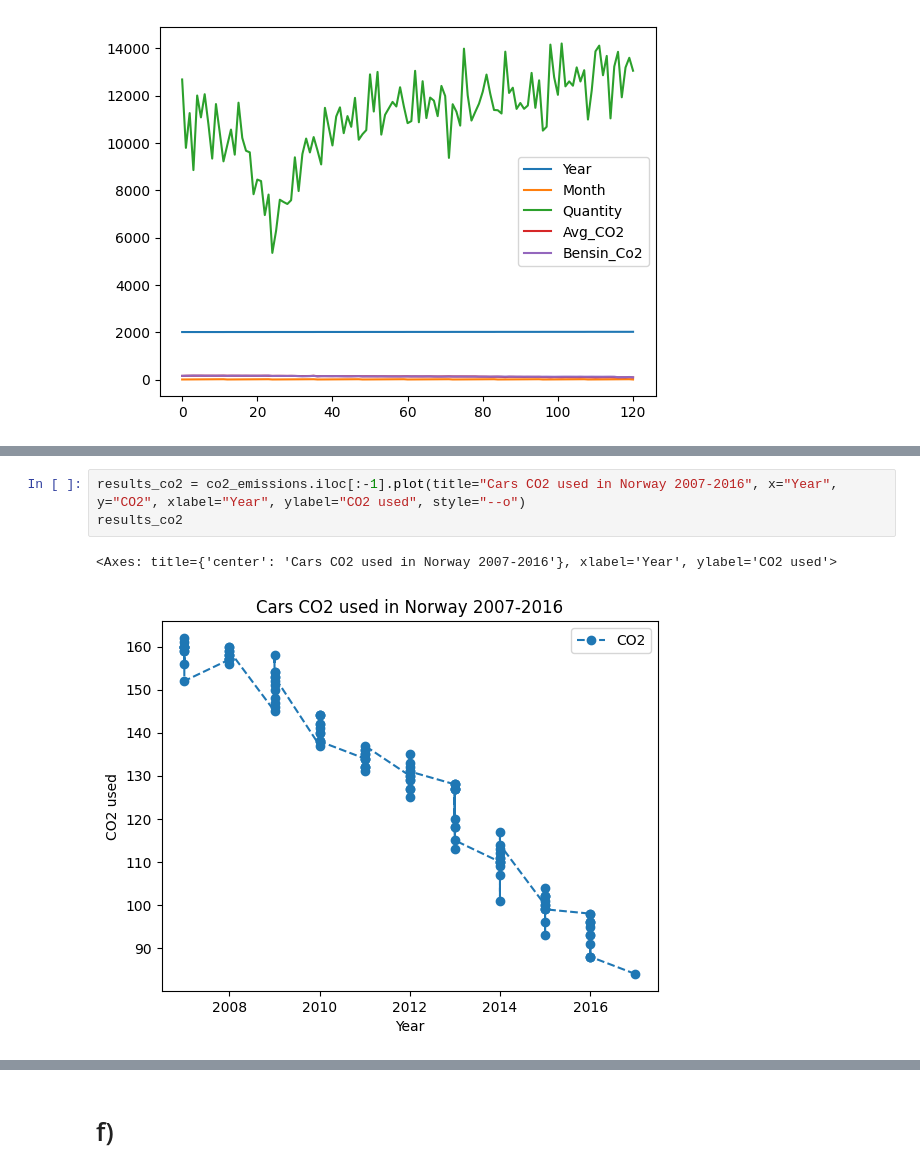
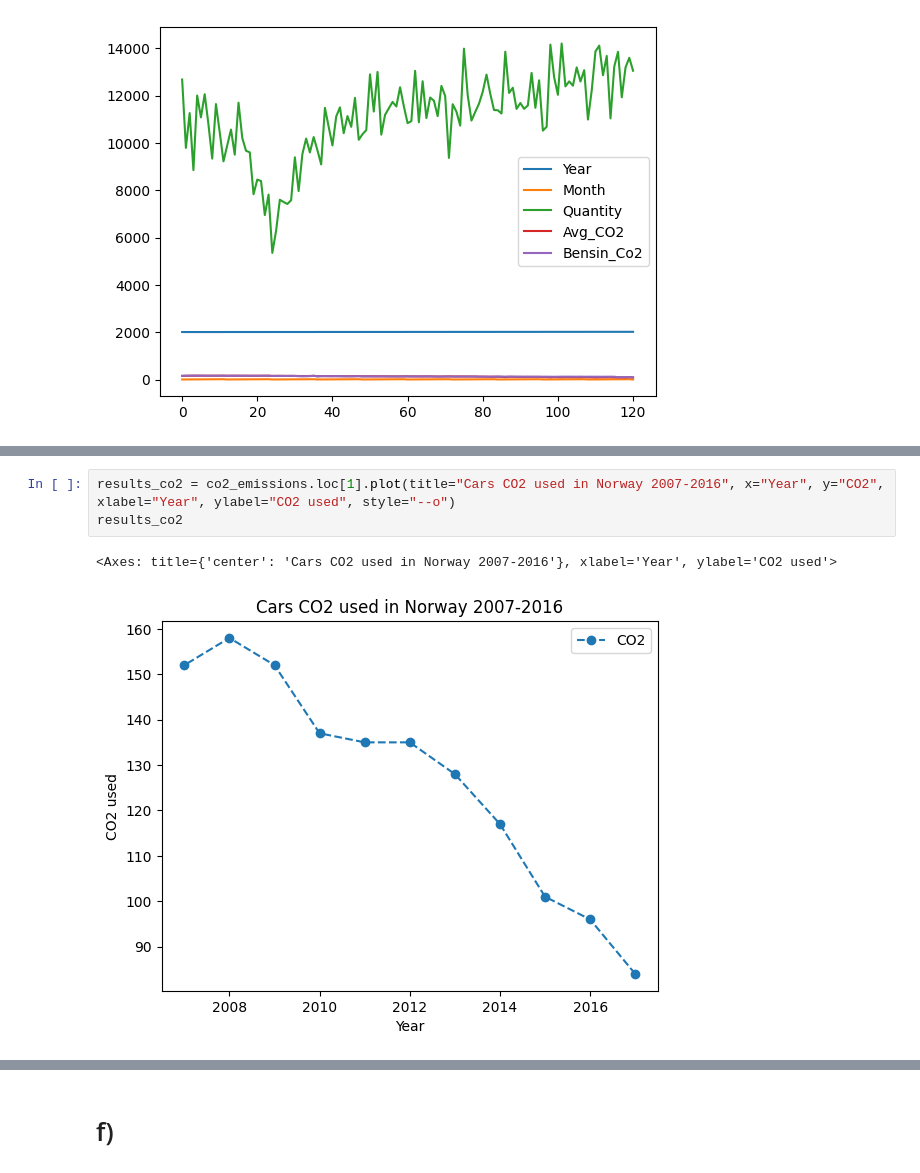
Before and after one commit to AndresTrujillo1811-bit/data_visualization_andres_trujillo_de24, a Jupyter notebook: exercise0/exercise0.ipynb, the cells around one changed output, grey strips where cells are left out. Drawn from its saved outputs; the diff is of its cells as text.

```diff
--- a/exercises/exercise0.ipynb
+++ b/exercise0/exercise0.ipynb
@@ -464,10 +441,10 @@ co2_emissions
 121 rows × 2 columns
 # %%
-results_co2 = co2_emissions.iloc[:-1].plot(title="Cars CO2 used in Norway 2007-2016", x="Year", y="CO2", xlabel="Year", ylabel="CO2 used", style="--o")
+results_co2 = co2_emissions.loc[1].plot(title="Cars CO2 used in Norway 2007-2016", x="Year", y="CO2", xlabel="Year", ylabel="CO2 used", style="--o")
 results_co2
 # %% [output]
 <Axes: title={'center': 'Cars CO2 used in Norway 2007-2016'}, xlabel='Year', ylabel='CO2 used'>
-[figure, old version]
+[figure, new version]
 # %%
 import matplotlib.pyplot as plt
 
```
Also changed, not shown: parts of 13 cells of this notebook, 13 other files.
